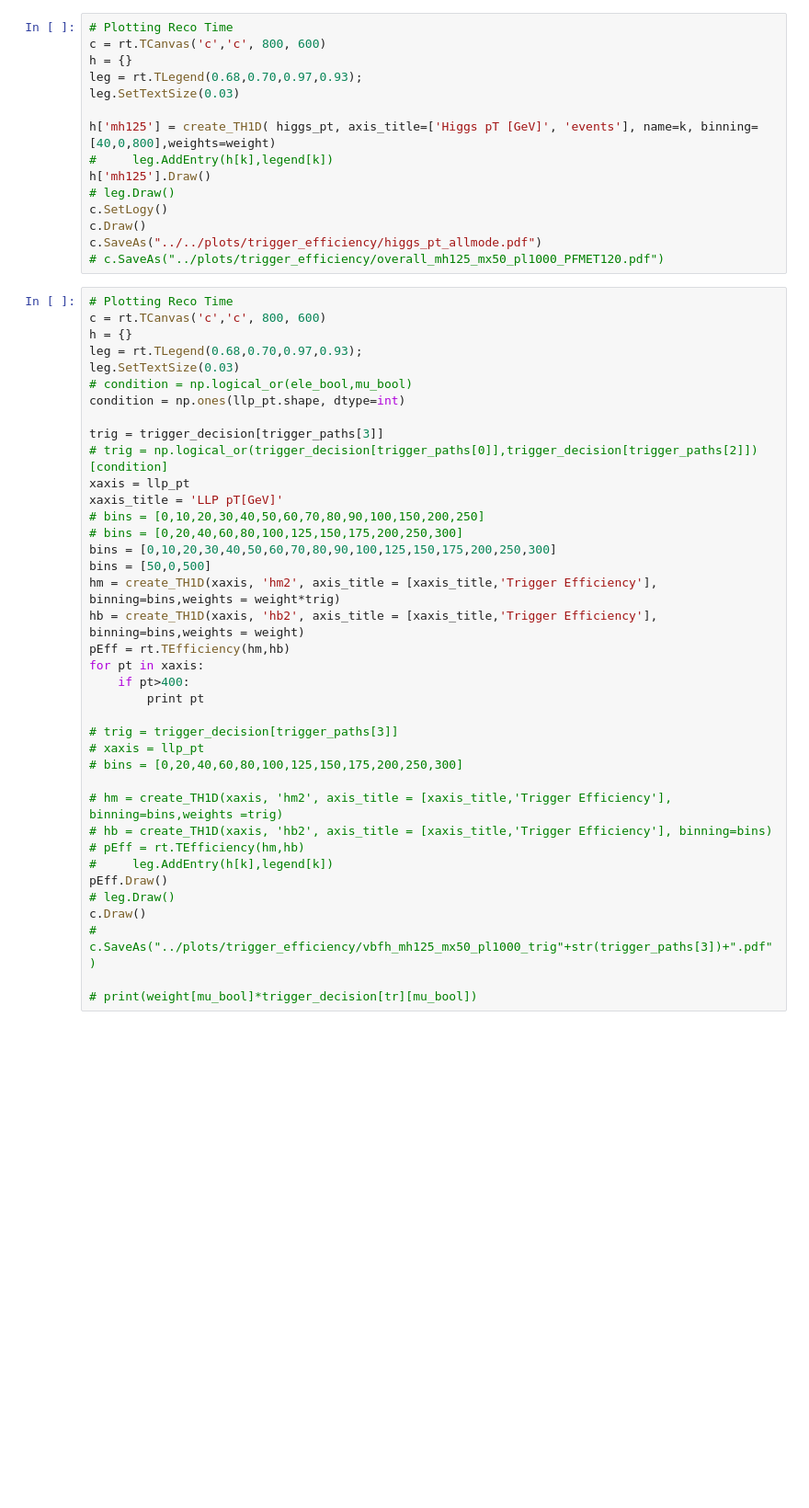
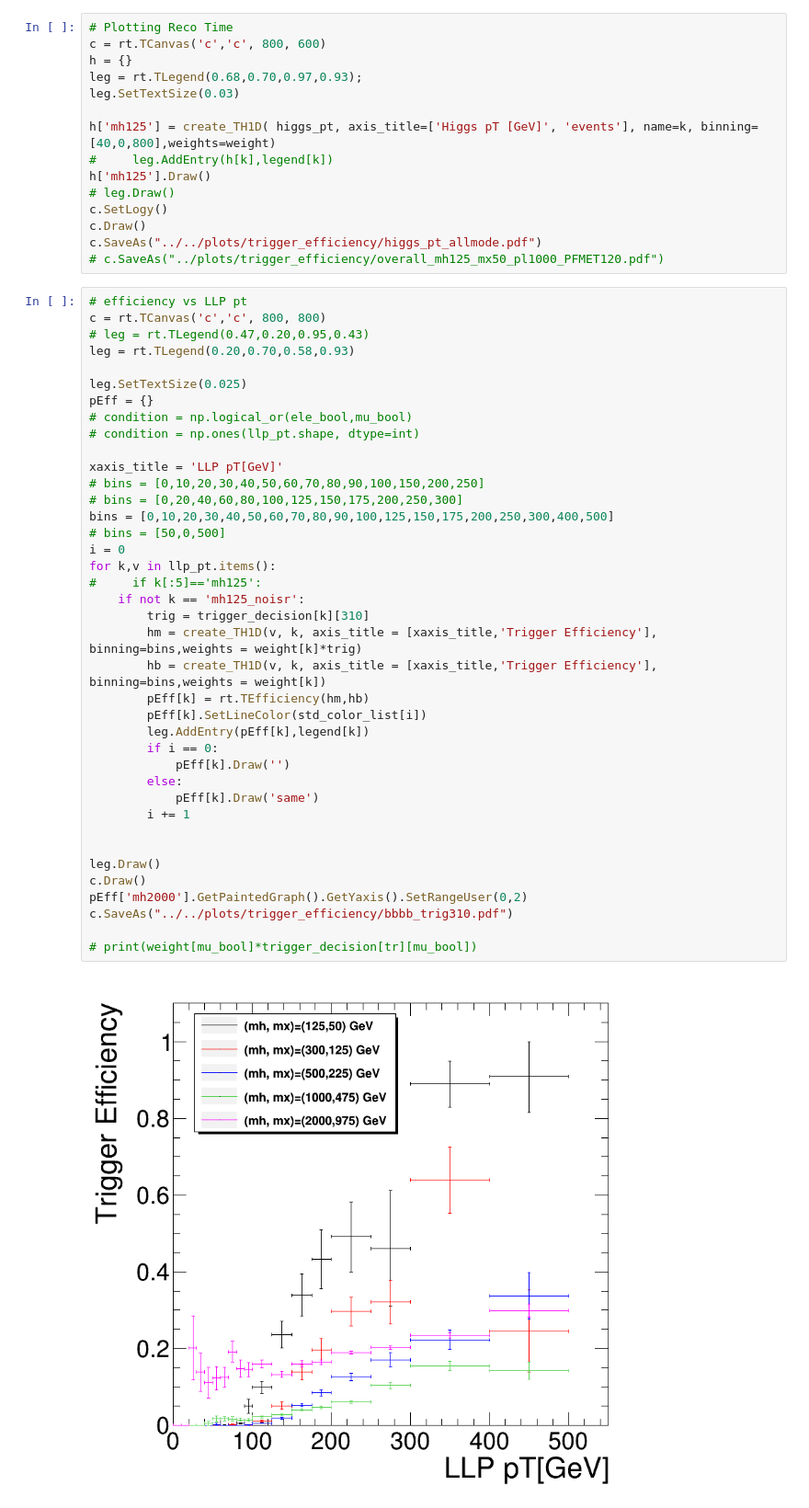
Before and after one commit to cms-lpc-llp/delayed_jet_analyzer, a Jupyter notebook: plot_scripts/trigger_studies/overall_efficiency_plot.ipynb, the cells around one changed output. Shown at 92% size. Cells and saved outputs as stored; diff of their text form; blank space fills up the shorter version.

Commit message:
added reco_time at different mass points

```diff
--- a/plot_scripts/trigger_studies/overall_efficiency_plot.ipynb
+++ b/plot_scripts/trigger_studies/overall_efficiency_plot.ipynb
@@ -135,40 +206,43 @@ c.Draw()
 c.SaveAs("../../plots/trigger_efficiency/higgs_pt_allmode.pdf")
 # c.SaveAs("../plots/trigger_efficiency/overall_mh125_mx50_pl1000_PFMET120.pdf")
 # %%
-# Plotting Reco Time
-c = rt.TCanvas('c','c', 800, 600)
-h = {}
-leg = rt.TLegend(0.68,0.70,0.97,0.93);
-leg.SetTextSize(0.03)
+# efficiency vs LLP pt
+c = rt.TCanvas('c','c', 800, 800)
+# leg = rt.TLegend(0.47,0.20,0.95,0.43)
+leg = rt.TLegend(0.20,0.70,0.58,0.93)
+
+leg.SetTextSize(0.025)
+pEff = {}
 # condition = np.logical_or(ele_bool,mu_bool)
-condition = np.ones(llp_pt.shape, dtype=int)
+# condition = np.ones(llp_pt.shape, dtype=int)
 
-trig = trigger_decision[trigger_paths[3]]
-# trig = np.logical_or(trigger_decision[trigger_paths[0]],trigger_decision[trigger_paths[2]])[condition]
-xaxis = llp_pt
 xaxis_title = 'LLP pT[GeV]'
 # bins = [0,10,20,30,40,50,60,70,80,90,100,150,200,250]
 # bins = [0,20,40,60,80,100,125,150,175,200,250,300]
-bins = [0,10,20,30,40,50,60,70,80,90,100,125,150,175,200,250,300]
-bins = [50,0,500]
-hm = create_TH1D(xaxis, 'hm2', axis_title = [xaxis_title,'Trigger Efficiency'], binning=bins,weights = weight*trig)
-hb = create_TH1D(xaxis, 'hb2', axis_title = [xaxis_title,'Trigger Efficiency'], binning=bins,weights = weight)
-pEff = rt.TEfficiency(hm,hb)
-for pt in xaxis:
-    if pt>400:
-        print pt
+bins = [0,10,20,30,40,50,60,70,80,90,100,125,150,175,200,250,300,400,500]
+# bins = [50,0,500]
+i = 0
+for k,v in llp_pt.items():
+#     if k[:5]=='mh125':
+    if not k == 'mh125_noisr':
+        trig = trigger_decision[k][310]
+        hm = create_TH1D(v, k, axis_title = [xaxis_title,'Trigger Efficiency'], binning=bins,weights = weight[k]*trig)
+        hb = create_TH1D(v, k, axis_title = [xaxis_title,'Trigger Efficiency'], binning=bins,weights = weight[k])
+        pEff[k] = rt.TEfficiency(hm,hb)
+        pEff[k].SetLineColor(std_color_list[i])
+        leg.AddEntry(pEff[k],legend[k])
+        if i == 0:
+            pEff[k].Draw('')
+        else:
+            pEff[k].Draw('same')
+        i += 1
 
-# trig = trigger_decision[trigger_paths[3]]
-# xaxis = llp_pt
-# bins = [0,20,40,60,80,100,125,150,175,200,250,300]
 
-# hm = create_TH1D(xaxis, 'hm2', axis_title = [xaxis_title,'Trigger Efficiency'], binning=bins,weights =trig)
-# hb = create_TH1D(xaxis, 'hb2', axis_title = [xaxis_title,'Trigger Efficiency'], binning=bins)
-# pEff = rt.TEfficiency(hm,hb)
-#     leg.AddEntry(h[k],legend[k])
-pEff.Draw()
-# leg.Draw()
+leg.Draw()
 c.Draw()
-# c.SaveAs("../plots/trigger_efficiency/vbfh_mh125_mx50_pl1000_trig"+str(trigger_paths[3])+".pdf")
+pEff['mh2000'].GetPaintedGraph().GetYaxis().SetRangeUser(0,2)
+c.SaveAs("../../plots/trigger_efficiency/bbbb_trig310.pdf")
 
 # print(weight[mu_bool]*trigger_decision[tr][mu_bool])
+# %% [output]
+[figure, added]
```
Also changed, not shown: parts of 13 cells of this notebook.
